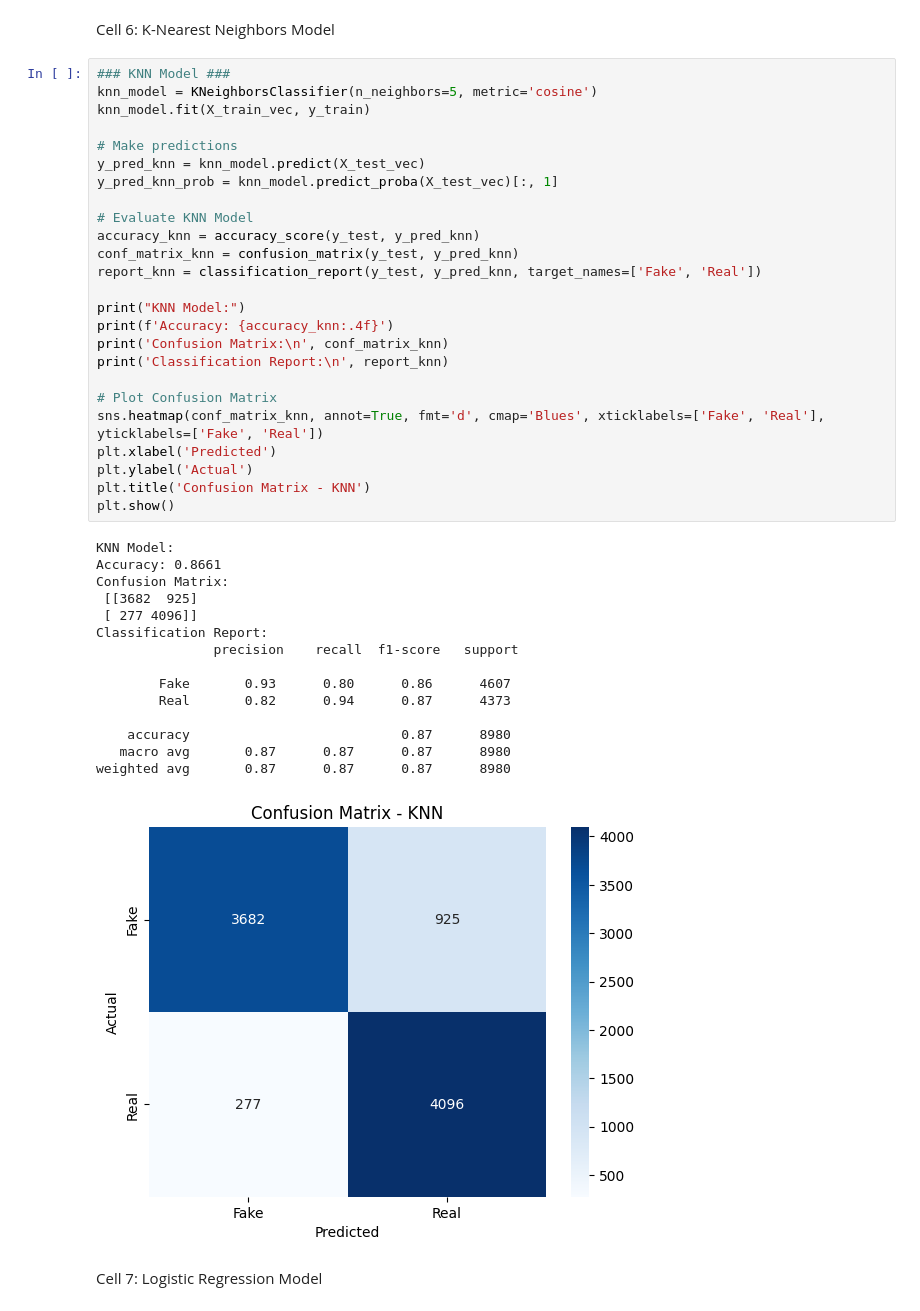
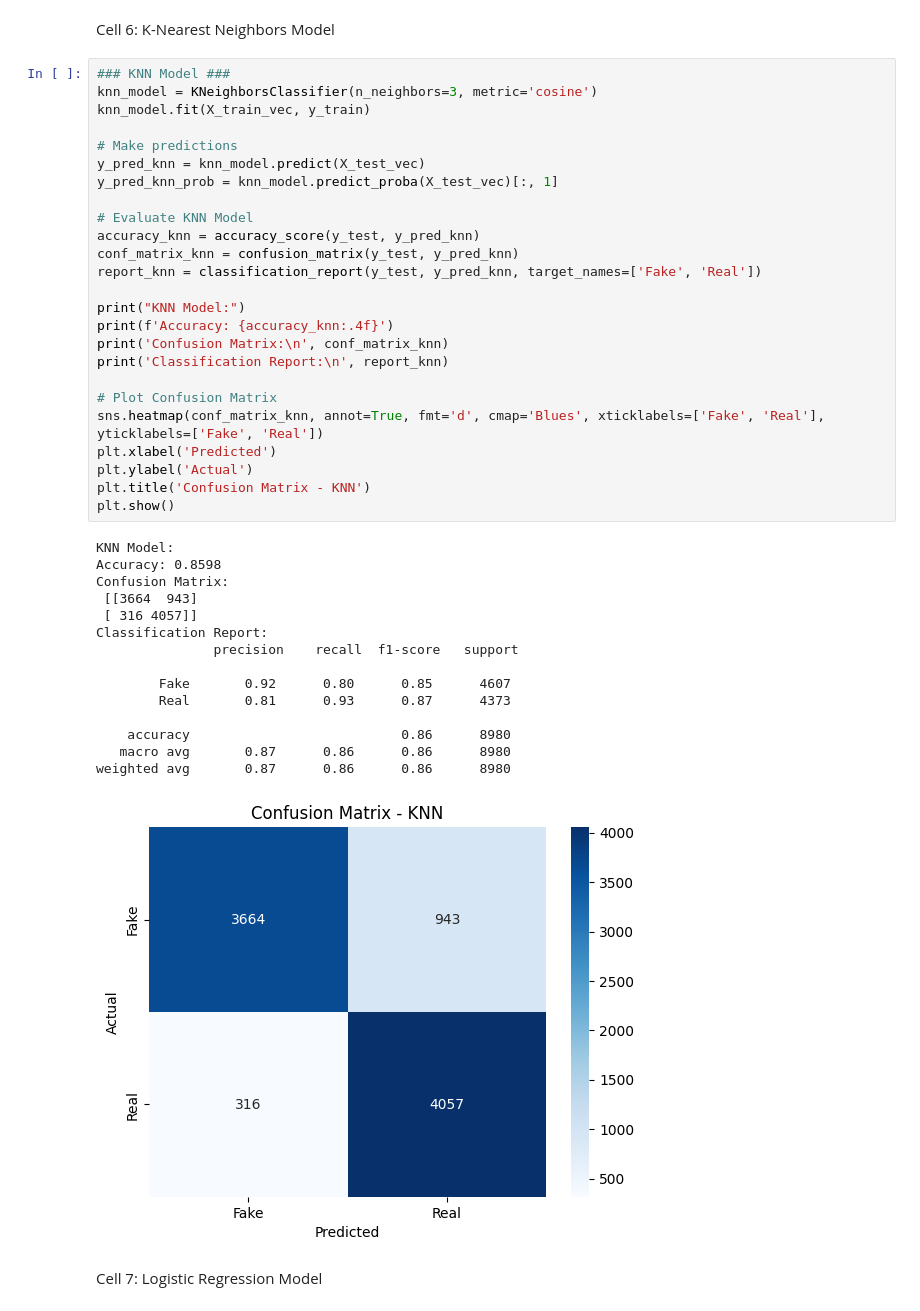
Before and after one commit to Amarnathsandana/Fake_News_Detection, a Jupyter notebook: FakeNews_Final_Code.ipynb, the cells around one changed output. Saved outputs shown, nothing was run; the diff lists cells and outputs as text.

```diff
--- a/FakeNews_Final_Code.ipynb
+++ b/FakeNews_Final_Code.ipynb
@@ -185,45 +185,45 @@ weighted avg       0.93      0.93      0.93      8980
 Cell 6: K-Nearest Neighbors Model
 # %%
 ### KNN Model ###
-knn_model = KNeighborsClassifier(n_neighbors=5, metric='cosine')
+knn_model = KNeighborsClassifier(n_neighbors=3, metric='cosine')
 knn_model.fit(X_train_vec, y_train)
 
 # Make predictions
 y_pred_knn = knn_model.predict(X_test_vec)
 y_pred_knn_prob = knn_model.predict_proba(X_test_vec)[:, 1]
 
 # Evaluate KNN Model
 accuracy_knn = accuracy_score(y_test, y_pred_knn)
 conf_matrix_knn = confusion_matrix(y_test, y_pred_knn)
 report_knn = classification_report(y_test, y_pred_knn, target_names=['Fake', 'Real'])
 
 print("KNN Model:")
 print(f'Accuracy: {accuracy_knn:.4f}')
 print('Confusion Matrix:\n', conf_matrix_knn)
 print('Classification Report:\n', report_knn)
 
 # Plot Confusion Matrix
 sns.heatmap(conf_matrix_knn, annot=True, fmt='d', cmap='Blues', xticklabels=['Fake', 'Real'], yticklabels=['Fake', 'Real'])
 plt.xlabel('Predicted')
 plt.ylabel('Actual')
 plt.title('Confusion Matrix - KNN')
 plt.show()
 # %% [output]
 KNN Model:
-Accuracy: 0.8661
+Accuracy: 0.8598
 Confusion Matrix:
- [[3682  925]
- [ 277 4096]]
+ [[3664  943]
+ [ 316 4057]]
 Classification Report:
                precision    recall  f1-score   support
 
-        Fake       0.93      0.80      0.86      4607
-        Real       0.82      0.94      0.87      4373
+        Fake       0.92      0.80      0.85      4607
+        Real       0.81      0.93      0.87      4373
 
-    accuracy                           0.87      8980
-   macro avg       0.87      0.87      0.87      8980
-weighted avg       0.87      0.87      0.87      8980
+    accuracy                           0.86      8980
+   macro avg       0.87      0.86      0.86      8980
+weighted avg       0.87      0.86      0.86      8980
-[figure, old version]
+[figure, new version]
 # %% [markdown]
 Cell 7: Logistic Regression Model
 # %%
```
Also changed, not shown: parts of 12 cells of this notebook.
